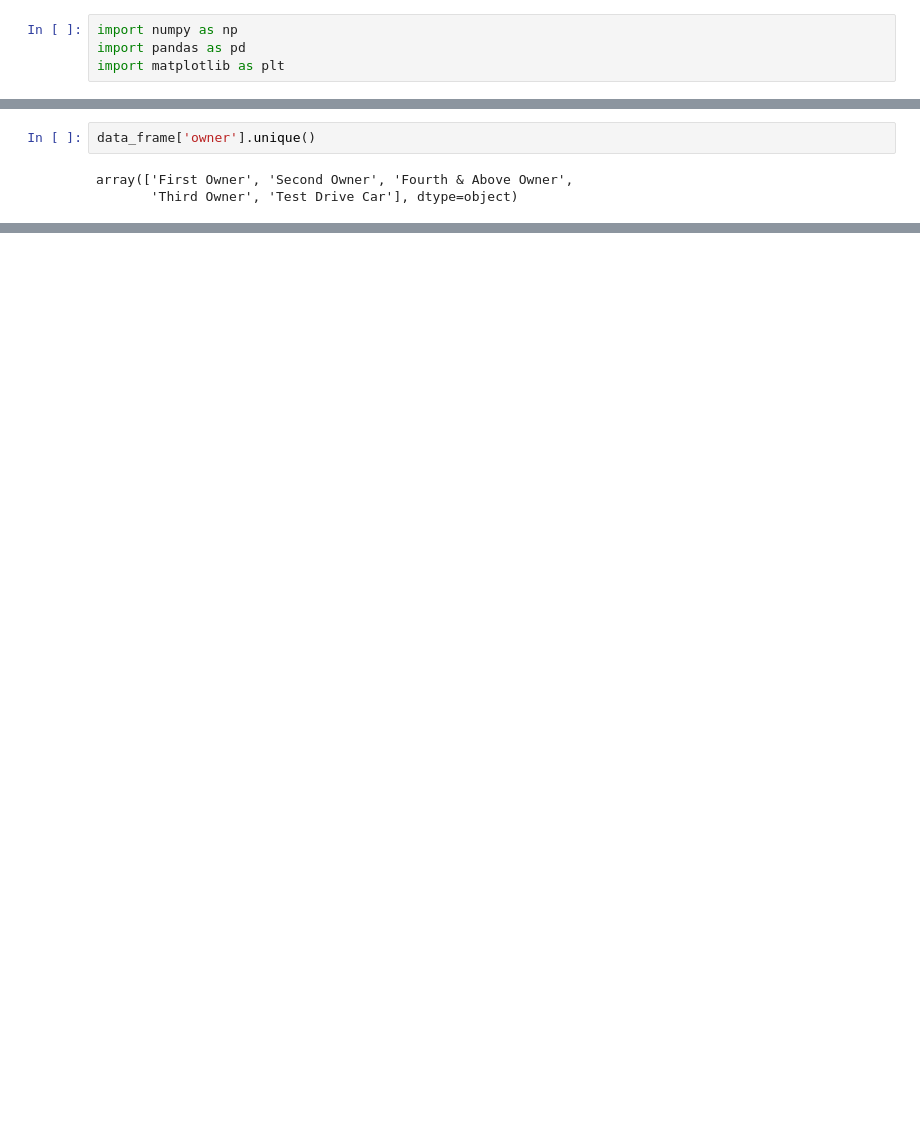
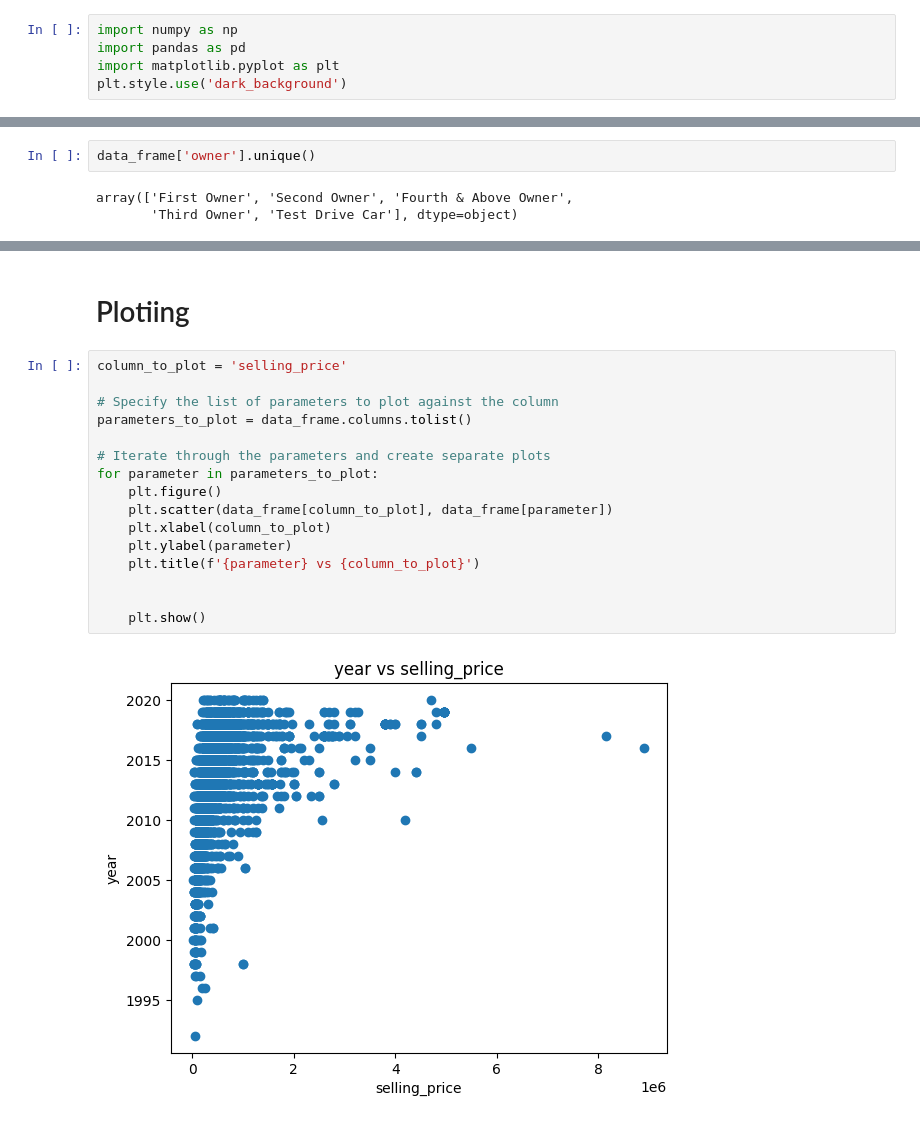
Before and after one commit to rbrox/IBM-dataSci, a Jupyter notebook: ProfitProMax/UsedCars/analysis.ipynb, the cells around one changed output, grey strips where cells are left out. Cells and saved outputs as stored; diff of their text form; blank space fills up the shorter version.

```diff
--- a/ProfitProMax/UsedCars/analysis.ipynb
+++ b/ProfitProMax/UsedCars/analysis.ipynb
@@ -3,7 +3,8 @@
 # %%
 import numpy as np
 import pandas as pd
-import matplotlib as plt
+import matplotlib.pyplot as plt
+plt.style.use('dark_background')
 # %%
 file_path = './data.csv'
 
@@ -148,0 +177,20 @@ data_frame
+# %% [markdown]
+# Plotiing
+# %%
+column_to_plot = 'selling_price'
+
+# Specify the list of parameters to plot against the column
+parameters_to_plot = data_frame.columns.tolist()
+
+# Iterate through the parameters and create separate plots
+for parameter in parameters_to_plot:
+    plt.figure()
+    plt.scatter(data_frame[column_to_plot], data_frame[parameter])
+    plt.xlabel(column_to_plot)
+    plt.ylabel(parameter)
+    plt.title(f'{parameter} vs {column_to_plot}')
+
+
+    plt.show()
+# %% [output]
+[figure, added]
```
Also changed, not shown: parts of 7 cells of this notebook.
